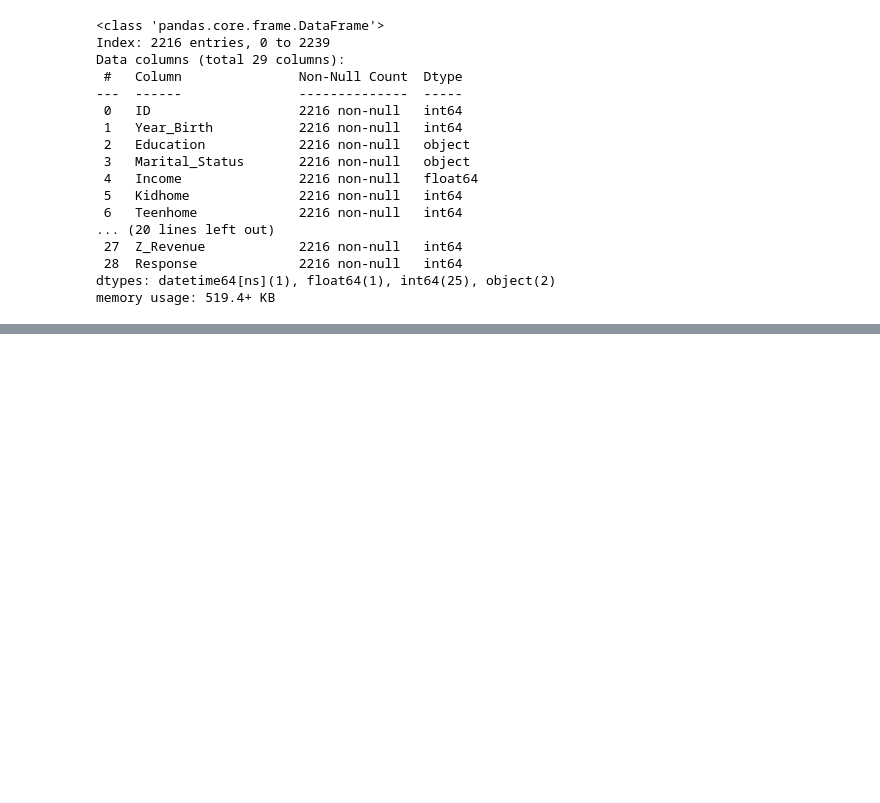
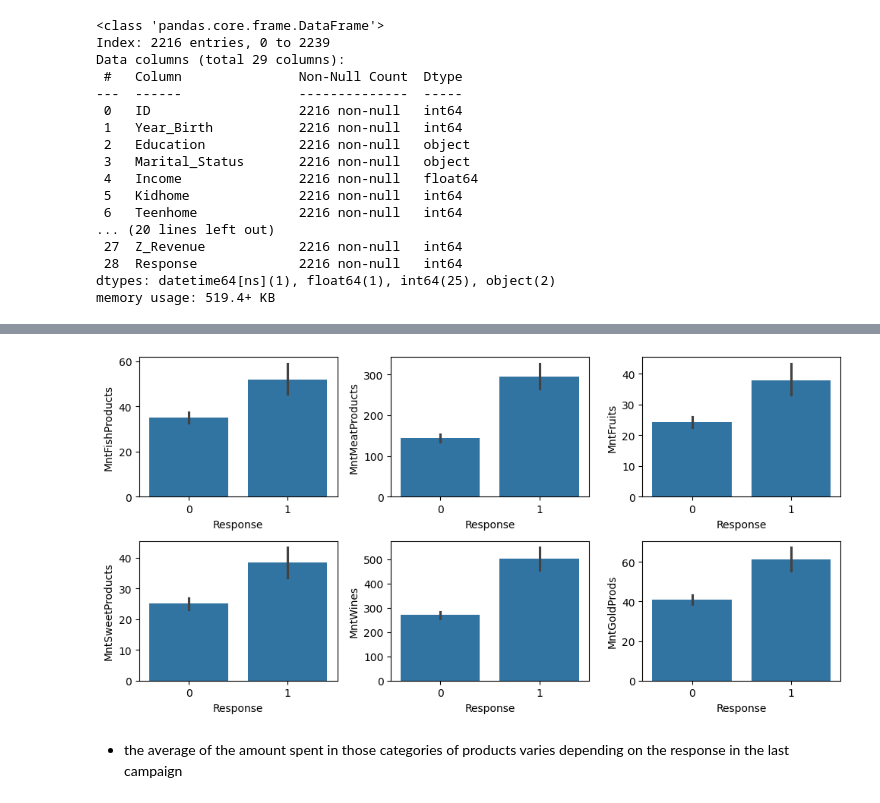
Before and after one commit to igornunespatricio/Clustering-Data-Analyst-iFood, a Jupyter notebook: notebooks/eda.ipynb, the cells around one changed output, grey strips where cells are left out. Cells and saved outputs as stored; diff of their text form; code cells hidden in the pictures; blank space fills up the shorter version.

```diff
--- a/notebooks/eda.ipynb
+++ b/notebooks/eda.ipynb
@@ -101,0 +153,3 @@ df['Age'] = df['Dt_Customer'].dt.year.max() - df['Year_Birth']
+# %%
+amount_columns = ['MntFishProducts', 'MntMeatProducts', 'MntFruits', 'MntSweetProducts', 'MntWines', 'MntGoldProds']
+df.head()[amount_columns]
@@ -101,0 +163,11 @@ df['Age'] = df['Dt_Customer'].dt.year.max() - df['Year_Birth']
+# %%
+fig, ax = plt.subplots(nrows=2, ncols=3, tight_layout=True, figsize=(10,5))
+
+ax = ax.flatten()
+
+for i, col in enumerate(amount_columns):
+    sns.barplot(data=df, x='Response', y=col, ax=ax[i])
+# %% [output]
+[figure, added]
+# %% [markdown]
+- the average of the amount spent in those categories of products varies depending on the response in the last campaign
```
Also changed, not shown: parts of 51 cells of this notebook, 4 other files.
